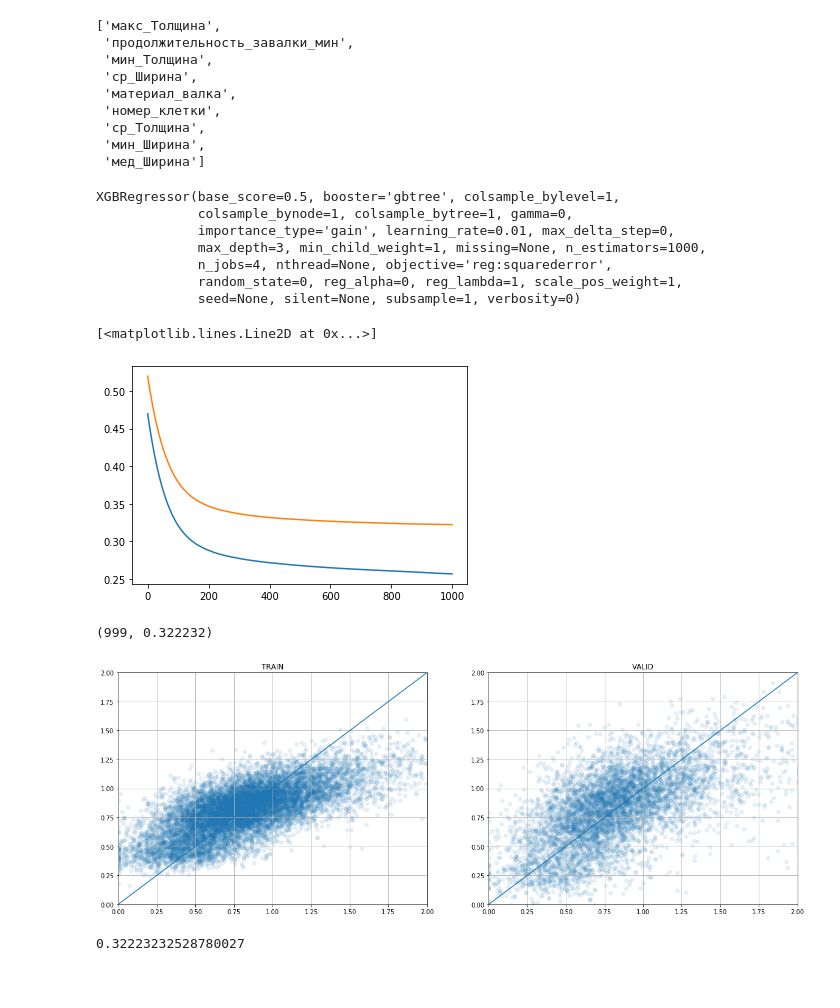
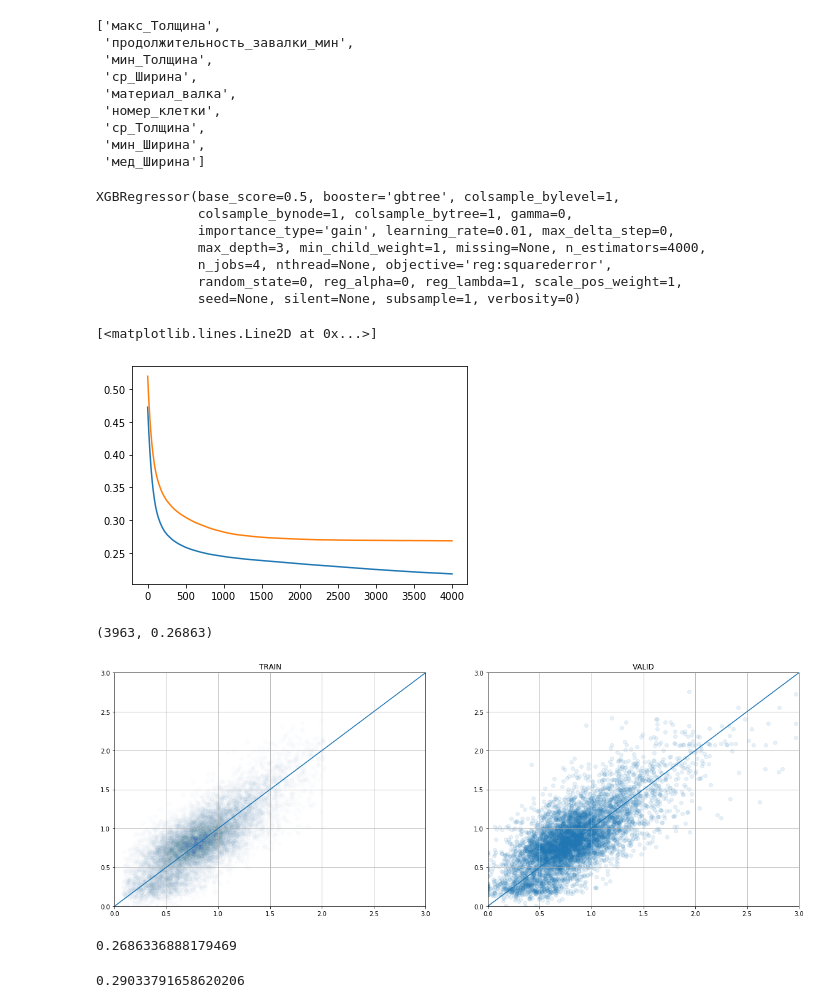
Before and after one commit to ivbelkin/raai_nlmk, a Jupyter notebook: notebooks/Untitled1.ipynb, the cells around one changed output. Drawn from its saved outputs; the diff is of its cells as text; code cells hidden in the pictures; blank space fills up the shorter version.

```diff
--- a/notebooks/Untitled1.ipynb
+++ b/notebooks/Untitled1.ipynb
@@ -158,11 +182,18 @@ features
  'ср_Толщина',
  'мин_Ширина',
  'мед_Ширина']
+# %%
+features = [
+    "номер_клетки", "продолжительность_завалки_мин", "мин_Толщина_марки_109", "макс_Масса_марки_95",
+    "ср_Толщина_марки_41", "материал_валка", "ср_Масса_марки_80", "мин_Толщина_марки_105", "сум_Ширина_марки_41",
+    "сум_Толщина_марки_87", "сум_Масса_марки_73", "сум_Масса_марки_105", "ср_Толщина_марки_109", "сум_Ширина_марки_109",
+    "ср_Толщина", "сум_Толщина_марки_95", "мед_Толщина_марки_105"
+]
 # %%
 model = xgb.XGBRegressor(
     max_depth=3,
     learning_rate=0.01,
-    n_estimators=1000,
+    n_estimators=4000,
     verbosity=0,
     objective="reg:squarederror",
     n_jobs=4,
@@ -177,7 +208,7 @@ model.fit(
 XGBRegressor(base_score=0.5, booster='gbtree', colsample_bylevel=1,
              colsample_bynode=1, colsample_bytree=1, gamma=0,
              importance_type='gain', learning_rate=0.01, max_delta_step=0,
-             max_depth=3, min_child_weight=1, missing=None, n_estimators=1000,
+             max_depth=3, min_child_weight=1, missing=None, n_estimators=4000,
              n_jobs=4, nthread=None, objective='reg:squarederror',
              random_state=0, reg_alpha=0, reg_lambda=1, scale_pos_weight=1,
              seed=None, silent=None, subsample=1, verbosity=0)
@@ -186,36 +217,43 @@ plt.plot(model.evals_result()["validation_0"]["rmse"])
 plt.plot(model.evals_result()["validation_1"]["rmse"])
 # %% [output]
 [<matplotlib.lines.Line2D at 0x...>]
-[figure, old version]
+[figure, new version]
 # %%
 np.argmin(model.evals_result()["validation_1"]["rmse"]), min(model.evals_result()["validation_1"]["rmse"])
 # %% [output]
-(999, 0.322232)
+(3963, 0.26863)
+# %%
+def linear_calibration(y):
+    return np.clip(y * 1.5 - 0.4, 0, None)
 # %%
 train_pred_y = model.predict(train_X[features])
 valid_pred_y = model.predict(valid_X[features])
 
 plt.figure(figsize=[20, 7])
 
 plt.subplot(1, 2, 1)
-plt.scatter(train_y, train_pred_y, alpha=0.1)
-plt.plot([0, 2], [0, 2])
+plt.scatter(train_y, linear_calibration(train_pred_y), alpha=0.01)
+plt.plot([0, 3], [0, 3])
 plt.title("TRAIN")
-plt.xlim(0, 2)
-plt.ylim(0, 2)
+plt.xlim(0, 3)
+plt.ylim(0, 3)
 plt.grid()
 
 plt.subplot(1, 2, 2)
-plt.scatter(valid_y, valid_pred_y * 1.5 - 0.4, alpha=0.1)
-plt.plot([0, 2], [0, 2])
+plt.scatter(valid_y, linear_calibration(valid_pred_y), alpha=0.1)
+plt.plot([0, 3], [0, 3])
 plt.title("VALID")
-plt.xlim(0, 2)
-plt.ylim(0, 2)
+plt.xlim(0, 3)
+plt.ylim(0, 3)
 plt.grid()
 # %% [output]
-[figure, old version]
+[figure, new version]
 # %%
 np.sqrt(mean_squared_error(valid_y, valid_pred_y))
 # %% [output]
-0.32223232528780027
+0.2686336888179469
+# %%
+np.sqrt(mean_squared_error(valid_y, linear_calibration(valid_pred_y)))
+# %% [output]
+0.29033791658620206
 # %%
```
Also changed, not shown: parts of 15 cells of this notebook, 19 other files.
